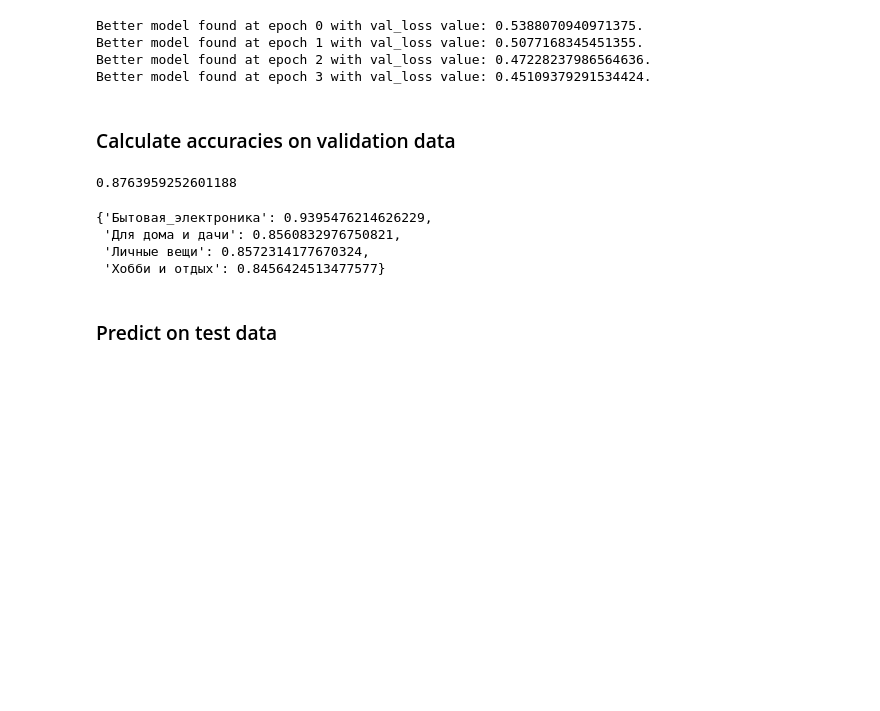
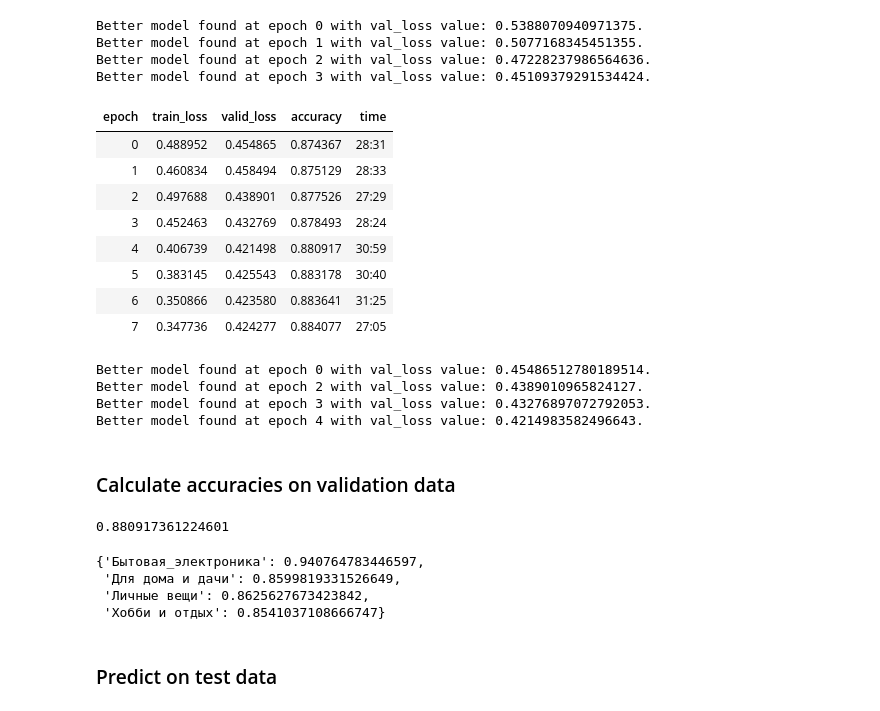
Before and after one commit to EgShes/avito_test_task, a Jupyter notebook: avito_test_task_part2.ipynb, the cells around one changed output. Cells and saved outputs as stored; diff of their text form; code cells hidden in the pictures; blank space fills up the shorter version.

Commit message:
Train ulmfit more to achive 0.88 accuracy

```diff
--- a/avito_test_task_part2.ipynb
+++ b/avito_test_task_part2.ipynb
@@ -243,3 +246,22 @@ Better model found at epoch 2 with val_loss value: 0.47228237986564636.
 Better model found at epoch 3 with val_loss value: 0.45109379291534424.
 # %%
 learn.load(join(models_path, 'fine_tuned_best'));
+# %%
+learn.load(join(models_path, 'fine_tuned_best'));
+# %%
+learn.unfreeze()
+learn.fit_one_cycle(8, slice(1e-3/(2.6**4),1e-3), moms=(0.8,0.7), callbacks=[SaveModelCallback(learn, name=join(models_path, 'fine_tuned_best_1'))])
+# %% [output]
+| epoch | train_loss | valid_loss | accuracy | time |
+| 0 | 0.488952 | 0.454865 | 0.874367 | 28:31 |
+| 1 | 0.460834 | 0.458494 | 0.875129 | 28:33 |
+| 2 | 0.497688 | 0.438901 | 0.877526 | 27:29 |
+| 3 | 0.452463 | 0.432769 | 0.878493 | 28:24 |
+| 4 | 0.406739 | 0.421498 | 0.880917 | 30:59 |
+| 5 | 0.383145 | 0.425543 | 0.883178 | 30:40 |
+| 6 | 0.350866 | 0.423580 | 0.883641 | 31:25 |
+| 7 | 0.347736 | 0.424277 | 0.884077 | 27:05 |
+Better model found at epoch 0 with val_loss value: 0.45486512780189514.
+Better model found at epoch 2 with val_loss value: 0.4389010965824127.
+Better model found at epoch 3 with val_loss value: 0.43276897072792053.
+Better model found at epoch 4 with val_loss value: 0.4214983582496643.
@@ -250,18 +274,18 @@ val_preds, val_labels = learn.get_preds(DatasetType.Valid, ordered=True)
 val_preds = val_preds.argmax(dim=1).data.cpu().numpy()
 val_labels = val_labels.data.cpu().numpy()
 # %%
-# validation accuracy
+# final validation accuracy
 get_accuracy(val_preds, val_labels)
 # %% [output]
-0.8763959252601188
+0.880917361224601
 # %%
-# validation accuracy per category
+# final validation accuracy per category
 get_hierarchy_accuracy(val_preds, val_labels, hierarchy_dict)
 # %% [output]
-{'Бытовая_электроника': 0.9395476214626229,
- 'Для дома и дачи': 0.8560832976750821,
- 'Личные вещи': 0.8572314177670324,
- 'Хобби и отдых': 0.8456424513477577}
+{'Бытовая_электроника': 0.940764783446597,
+ 'Для дома и дачи': 0.8599819331526649,
+ 'Личные вещи': 0.8625627673423842,
+ 'Хобби и отдых': 0.8541037108666747}
 # %% [markdown]
 ### Predict on test data
 # %%
```
Also changed, not shown: parts of 4 cells of this notebook, 1 other file.
